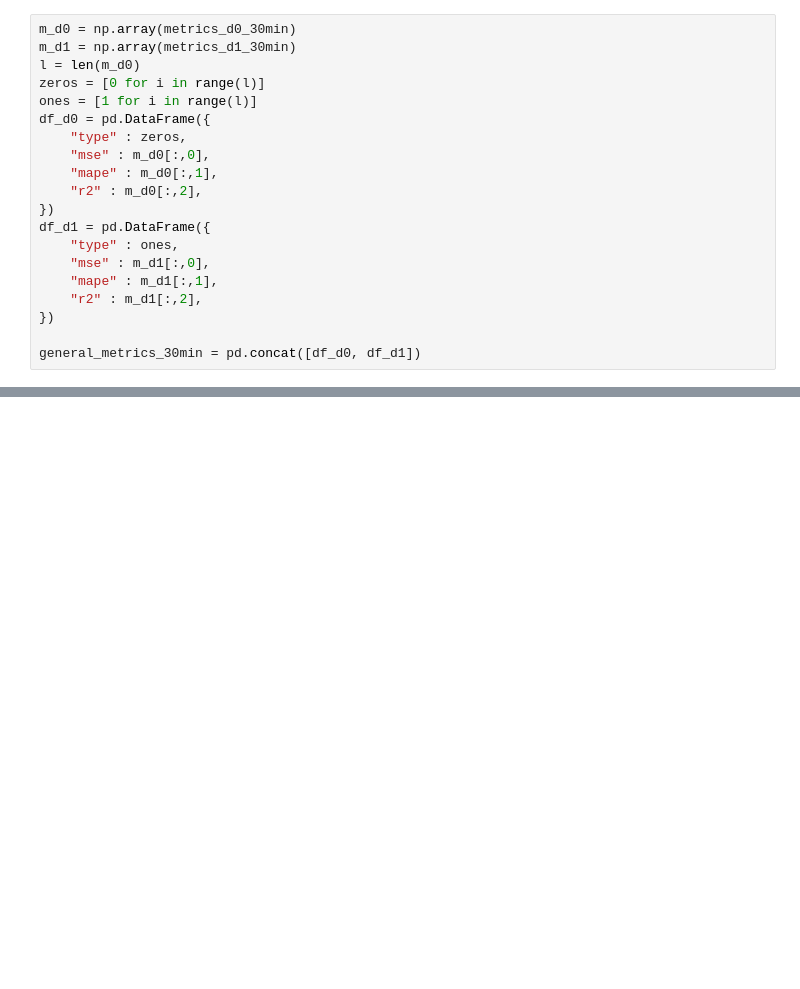
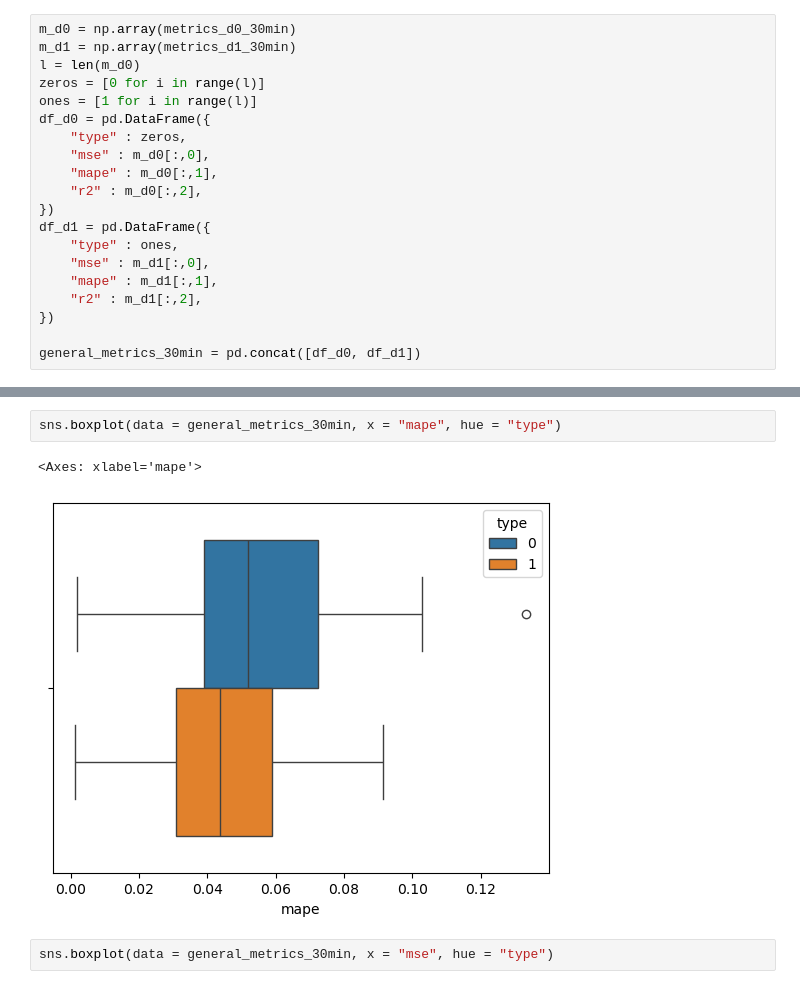
Before and after one commit to LuisDogo/Hypoglycemia_Prediction, a Jupyter notebook: notebooks/arima_approach.ipynb, the cells around one changed output, grey strips where cells are left out. Cells and saved outputs as stored; diff of their text form; blank space fills up the shorter version.

```diff
--- a/notebooks/arima_approach.ipynb
+++ b/notebooks/arima_approach.ipynb
@@ -207,0 +261,7 @@ general_metrics_30min = pd.concat([df_d0, df_d1])
+# %%
+sns.boxplot(data = general_metrics_30min, x = "mape", hue = "type")
+# %% [output]
+<Axes: xlabel='mape'>
+[figure, added]
+# %%
+sns.boxplot(data = general_metrics_30min, x = "mse", hue = "type")
```
Also changed, not shown: parts of 3 cells of this notebook.
